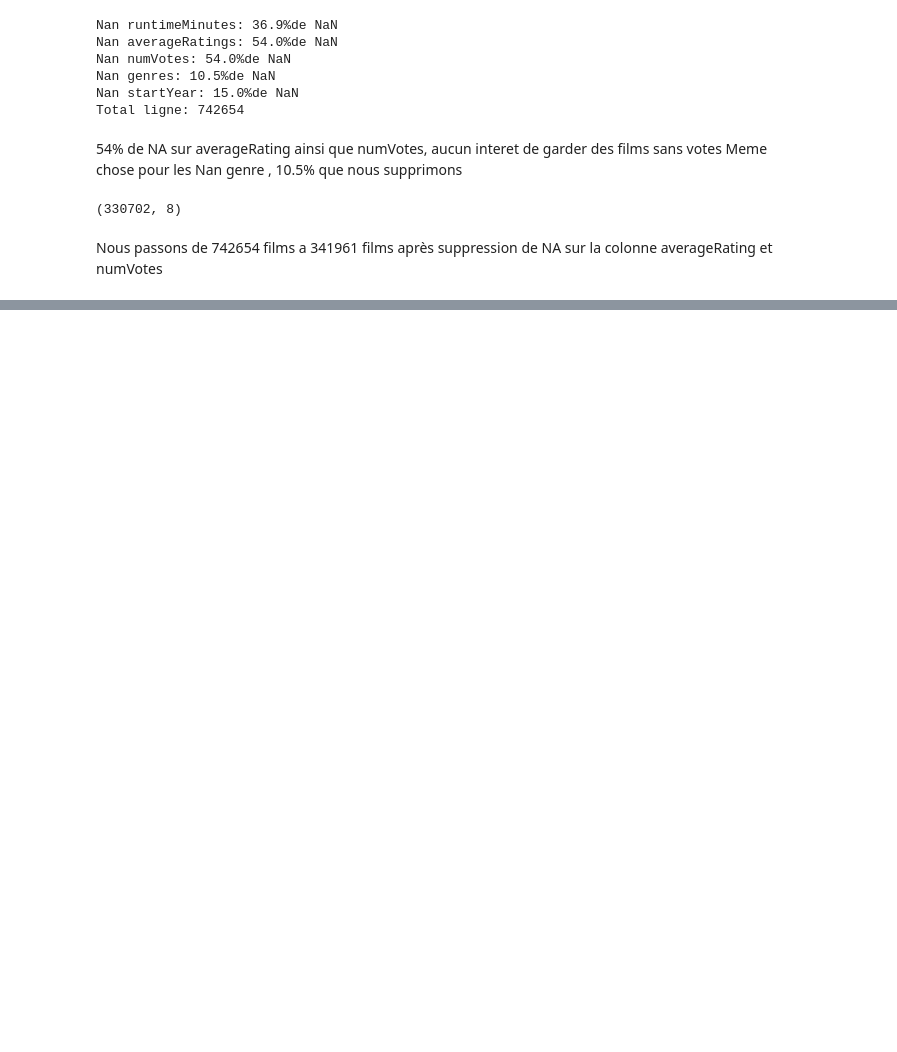
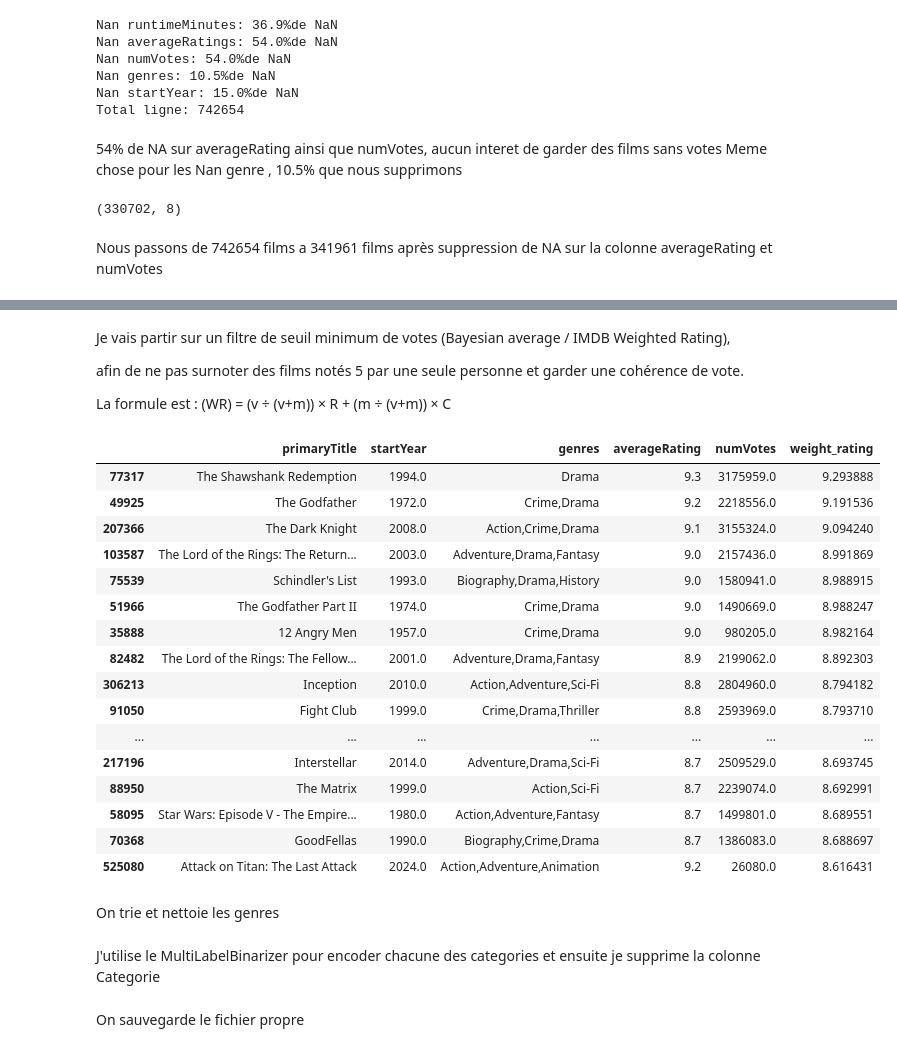
Before and after one commit to BoostMetrics/Recommandation-de-films, a Jupyter notebook: notebooks/02-preprocessing/merge_imdb.ipynb, the cells around one changed output, grey strips where cells are left out. Saved outputs shown, nothing was run; the diff lists cells and outputs as text; code cells hidden in the pictures; blank space fills up the shorter version.

Commit message:
Update merge_imdb.ipynb
Ajout Encodage

```diff
--- a/notebooks/02-preprocessing/merge_imdb.ipynb
+++ b/notebooks/02-preprocessing/merge_imdb.ipynb
@@ -74,0 +85,43 @@ df_films.to_csv('df_films_clean.csv', index=False)
+# %% [markdown]
+Je vais partir sur un filtre de seuil minimum de votes (Bayesian average / IMDB Weighted Rating),
+
+afin de ne pas surnoter des films notés 5 par une seule personne et garder une cohérence de vote.
+
+La formule est : (WR) = (v ÷ (v+m)) × R + (m ÷ (v+m)) × C
+# %%
+C = df_films['averageRating'].mean()
+m = df_films['numVotes'].quantile(0.95)
+
+# Avec un quantile à 0.90, le nombre de votes minimal est de 1 835
+# À 0.95, le nombre de votes minimal est de 5 845
+# À 0.99, le nombre de votes minimal est de 73 566
+# Nous pouvons faire varier le nombre minimal requis pour figurer dans la liste,
+# ce qui peut être intéressant selon le type de recommandations que nous souhaitons faire
+
+df_films['weight_rating'] = (
+    (df_films['numVotes'] / (df_films['numVotes'] + m)) * df_films['averageRating'] +
+    (m / (df_films['numVotes'] + m)) * C)
+
+
+top_films = df_films.sort_values('weight_rating', ascending=False)[['primaryTitle', 'startYear', 'genres', 'averageRating', 'numVotes', 'weight_rating']].head(20)
+top_films
+# %% [output]
+|  | primaryTitle | startYear | genres | averageRating | numVotes | weight_rating |
+| 77317 | The Shawshank Redemption | 1994.0 | Drama | 9.3 | 3175959.0 | 9.293888 |
+| 49925 | The Godfather | 1972.0 | Crime,Drama | 9.2 | 2218556.0 | 9.191536 |
+| 207366 | The Dark Knight | 2008.0 | Action,Crime,Drama | 9.1 | 3155324.0 | 9.094240 |
+| 103587 | The Lord of the Rings: The Return... | 2003.0 | Adventure,Drama,Fantasy | 9.0 | 2157436.0 | 8.991869 |
+| 75539 | Schindler's List | 1993.0 | Biography,Drama,History | 9.0 | 1580941.0 | 8.988915 |
+| 51966 | The Godfather Part II | 1974.0 | Crime,Drama | 9.0 | 1490669.0 | 8.988247 |
+| 35888 | 12 Angry Men | 1957.0 | Crime,Drama | 9.0 | 980205.0 | 8.982164 |
+| 82482 | The Lord of the Rings: The Fellow... | 2001.0 | Adventure,Drama,Fantasy | 8.9 | 2199062.0 | 8.892303 |
+| 306213 | Inception | 2010.0 | Action,Adventure,Sci-Fi | 8.8 | 2804960.0 | 8.794182 |
+| 91050 | Fight Club | 1999.0 | Crime,Drama,Thriller | 8.8 | 2593969.0 | 8.793710 |
+| ... | ... | ... | ... | ... | ... | ... |
+| 217196 | Interstellar | 2014.0 | Adventure,Drama,Sci-Fi | 8.7 | 2509529.0 | 8.693745 |
+| 88950 | The Matrix | 1999.0 | Action,Sci-Fi | 8.7 | 2239074.0 | 8.692991 |
+| 58095 | Star Wars: Episode V - The Empire... | 1980.0 | Action,Adventure,Fantasy | 8.7 | 1499801.0 | 8.689551 |
+| 70368 | GoodFellas | 1990.0 | Biography,Crime,Drama | 8.7 | 1386083.0 | 8.688697 |
+| 525080 | Attack on Titan: The Last Attack | 2024.0 | Action,Adventure,Animation | 9.2 | 26080.0 | 8.616431 |
+# %% [markdown]
+On trie et nettoie les genres
@@ -74,0 +130,2 @@ df_films.to_csv('df_films_clean.csv', index=False)
+# %% [markdown]
+J'utilise le MultiLabelBinarizer pour encoder chacune des categories et ensuite je supprime la colonne Categorie
@@ -74,0 +137,2 @@ df_films.to_csv('df_films_clean.csv', index=False)
+# %% [markdown]
+On sauvegarde le fichier propre
```
Also changed, not shown: parts of 10 cells of this notebook.
